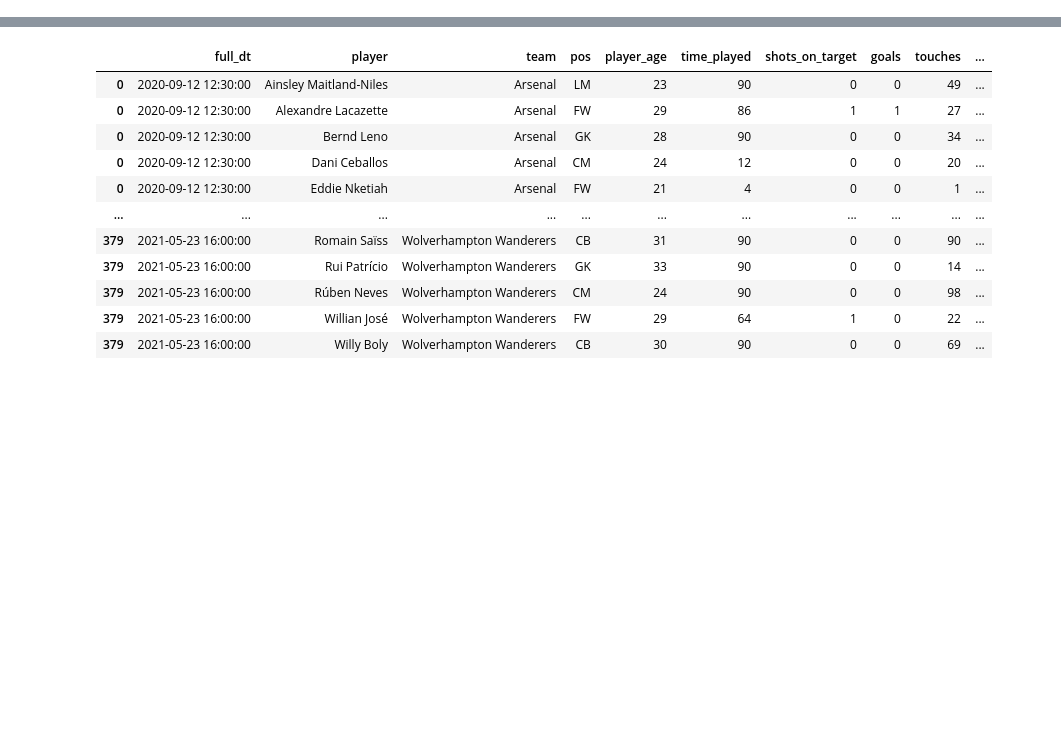
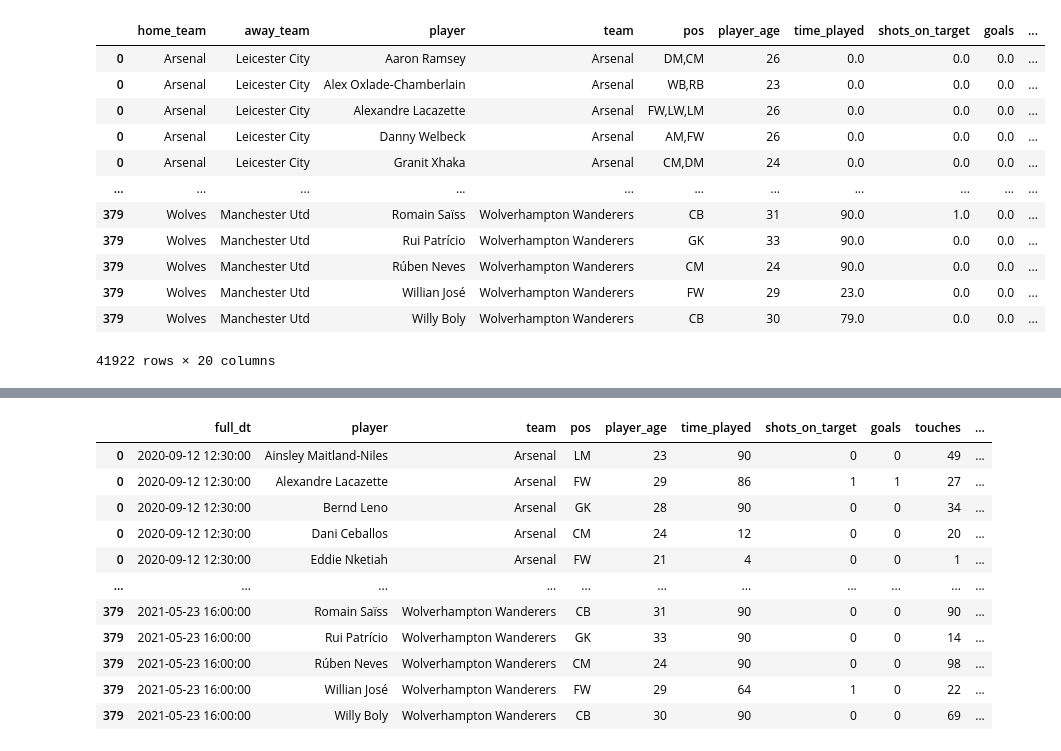
Before and after one commit to augustomaillo/cdaf-performance-influences, a Jupyter notebook: eda.ipynb, the cells around one changed output, grey strips where cells are left out. Drawn from its saved outputs; the diff is of its cells as text; code cells hidden in the pictures; blank space fills up the shorter version.

```diff
--- a/eda.ipynb
+++ b/eda.ipynb
@@ -113,0 +107,6 @@ X_train
+# %%
+for year, schedule in schedules.items():
+    print(year)
+    fbref = sd.FBref(leagues="ENG-Premier League", seasons=year, no_cache=False)
+    raw_matches_data = match_data(schedule.game_id.to_list())
+    raw_matches_data.to_pickle(f'matches_tmp/bkp_raw_matches_{year}.pkl')
@@ -113,0 +148,37 @@ X_train
+# %%
+
+import numpy as np
+
+full_train_data = []
+for year, schedule in schedules.items():
+    if year < 2017:
+        continue
+    raw_matches_data = pd.read_pickle(f'matches_tmp/bkp_raw_matches_{year}.pkl')
+    matches_data = preprocess_match_data(raw_matches_data)
+    df = pd.merge(left=schedule, right=matches_data, left_on='game_id', right_index=True)
+    print(year, df.full_dt.max())
+
+    train_data = df.copy()
+    train_data.loc[:, 'result'] = np.where(train_data.team == train_data.home_team, train_data.home_result, train_data.away_result)
+    train_data.drop(columns=['game_id', 'home_points', 'away_points', 'home_result', 'away_result'], inplace=True)
+
+    for c in ['time_played', 'shots_on_target', 'goals', 'touches', 'yellow_cards', 'completed_passes_perc', 'result']:
+        train_data[c] = train_data.groupby('player')[c].shift().fillna(0)
+
+    for c in ['xg', 'xag',  'full_dt']:
+        train_data['last_' + c] = train_data.groupby('player')[c].shift()
+
+    train_data.loc[:, 'days_from_last_game'] = (train_data['full_dt'] - train_data.last_full_dt).dt.days.fillna(14.0)
+    train_data.last_xg.fillna(0, inplace=True)
+    train_data.last_xag.fillna(0, inplace=True)
+
+    train_data.loc[:, 'played_at_home'] = train_data.team == train_data.home_team
+    train_data.loc[:, 'Season_End_Year'] = year+1
+
+    train_data.drop(columns=['full_dt', 'last_full_dt'], inplace=True)
+
+    full_train_data.append(train_data)
+
+full_train_df = pd.concat(full_train_data)
+full_train_df
+# %% [output]
@@ -113,0 +189,13 @@ X_train
+|  | home_team | away_team | player | team | pos | player_age | time_played | shots_on_target | goals | ... |
+| 0 | Arsenal | Leicester City | Aaron Ramsey | Arsenal | DM,CM | 26 | 0.0 | 0.0 | 0.0 | ... |
+| 0 | Arsenal | Leicester City | Alex Oxlade-Chamberlain | Arsenal | WB,RB | 23 | 0.0 | 0.0 | 0.0 | ... |
+| 0 | Arsenal | Leicester City | Alexandre Lacazette | Arsenal | FW,LW,LM | 26 | 0.0 | 0.0 | 0.0 | ... |
+| 0 | Arsenal | Leicester City | Danny Welbeck | Arsenal | AM,FW | 26 | 0.0 | 0.0 | 0.0 | ... |
+| 0 | Arsenal | Leicester City | Granit Xhaka | Arsenal | CM,DM | 24 | 0.0 | 0.0 | 0.0 | ... |
+| ... | ... | ... | ... | ... | ... | ... | ... | ... | ... | ... |
+| 379 | Wolves | Manchester Utd | Romain Saïss | Wolverhampton Wanderers | CB | 31 | 90.0 | 1.0 | 0.0 | ... |
+| 379 | Wolves | Manchester Utd | Rui Patrício | Wolverhampton Wanderers | GK | 33 | 90.0 | 0.0 | 0.0 | ... |
+| 379 | Wolves | Manchester Utd | Rúben Neves | Wolverhampton Wanderers | CM | 24 | 90.0 | 0.0 | 0.0 | ... |
+| 379 | Wolves | Manchester Utd | Willian José | Wolverhampton Wanderers | FW | 29 | 23.0 | 0.0 | 0.0 | ... |
+| 379 | Wolves | Manchester Utd | Willy Boly | Wolverhampton Wanderers | CB | 30 | 79.0 | 0.0 | 0.0 | ... |
+41922 rows × 20 columns
```
Also changed, not shown: parts of 27 cells of this notebook.
